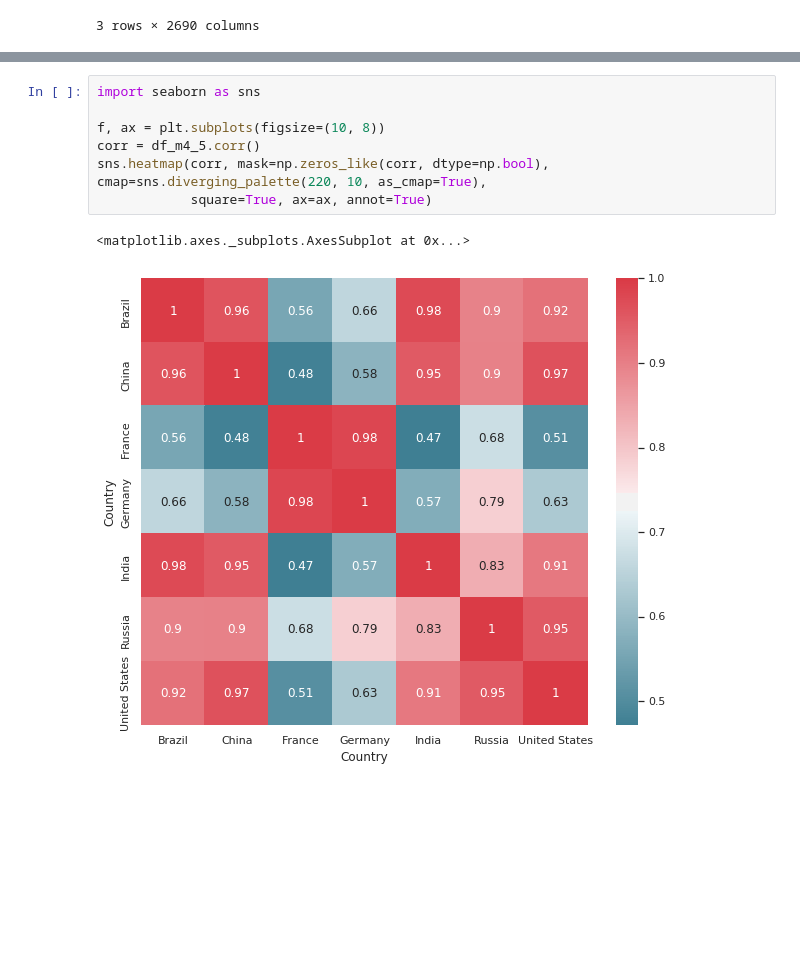
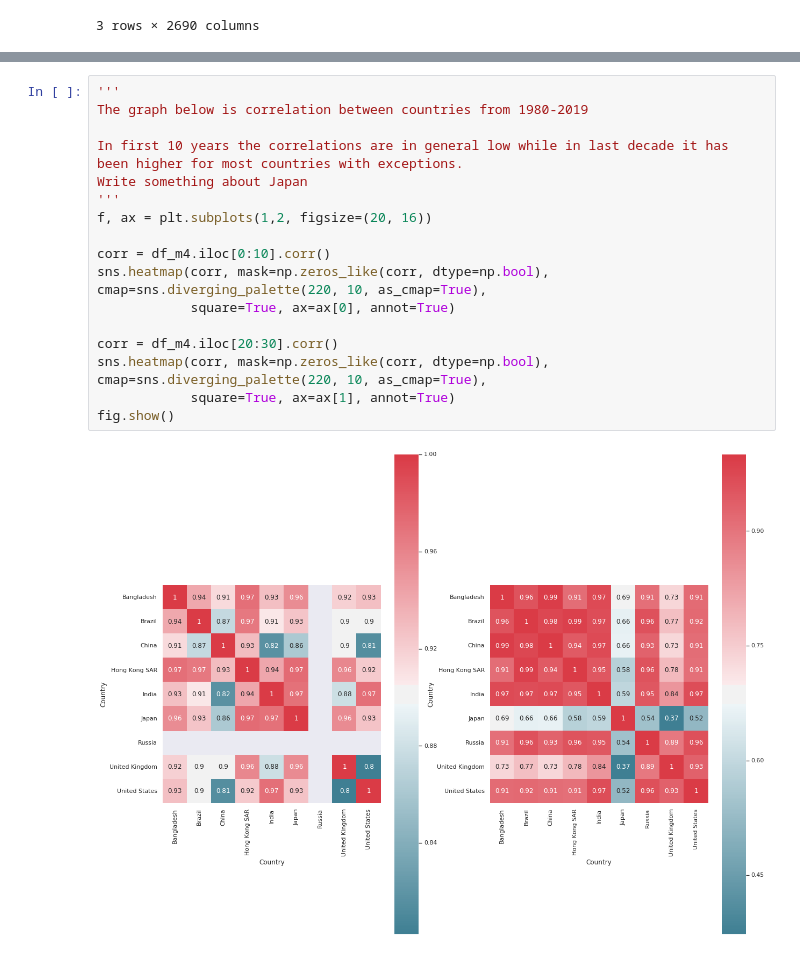
Before and after one commit to juanjohn/globalisation_indian_context, a Jupyter notebook: McKinsey_report.ipynb, the cells around one changed output, grey strips where cells are left out. Cells and saved outputs as stored; diff of their text form; blank space fills up the shorter version.

```diff
--- a/McKinsey_report.ipynb
+++ b/McKinsey_report.ipynb
@@ -90,10 +85,19 @@ plt.title('Correlation Matrix', fontsize=16);
-# %%
-import seaborn as sns
-
-f, ax = plt.subplots(figsize=(10, 8))
-corr = df_m4_5.corr()
-sns.heatmap(corr, mask=np.zeros_like(corr, dtype=np.bool), cmap=sns.diverging_palette(220, 10, as_cmap=True),
-            square=True, ax=ax, annot=True)
-# %% [output]
-<matplotlib.axes._subplots.AxesSubplot at 0x...>
-[figure, removed]
+# %%
+'''
+The graph below is correlation between countries from 1980-2019
+
+In first 10 years the correlations are in general low while in last decade it has been higher for most countries with exceptions.
+Write something about Japan
+'''
+f, ax = plt.subplots(1,2, figsize=(20, 16))
+
+corr = df_m4.iloc[0:10].corr()
+sns.heatmap(corr, mask=np.zeros_like(corr, dtype=np.bool), cmap=sns.diverging_palette(220, 10, as_cmap=True),
+            square=True, ax=ax[0], annot=True)
+
+corr = df_m4.iloc[20:30].corr()
+sns.heatmap(corr, mask=np.zeros_like(corr, dtype=np.bool), cmap=sns.diverging_palette(220, 10, as_cmap=True),
+            square=True, ax=ax[1], annot=True)
+fig.show()
+# %% [output]
+[figure, added]
```
Also changed, not shown: parts of 5 cells of this notebook.
